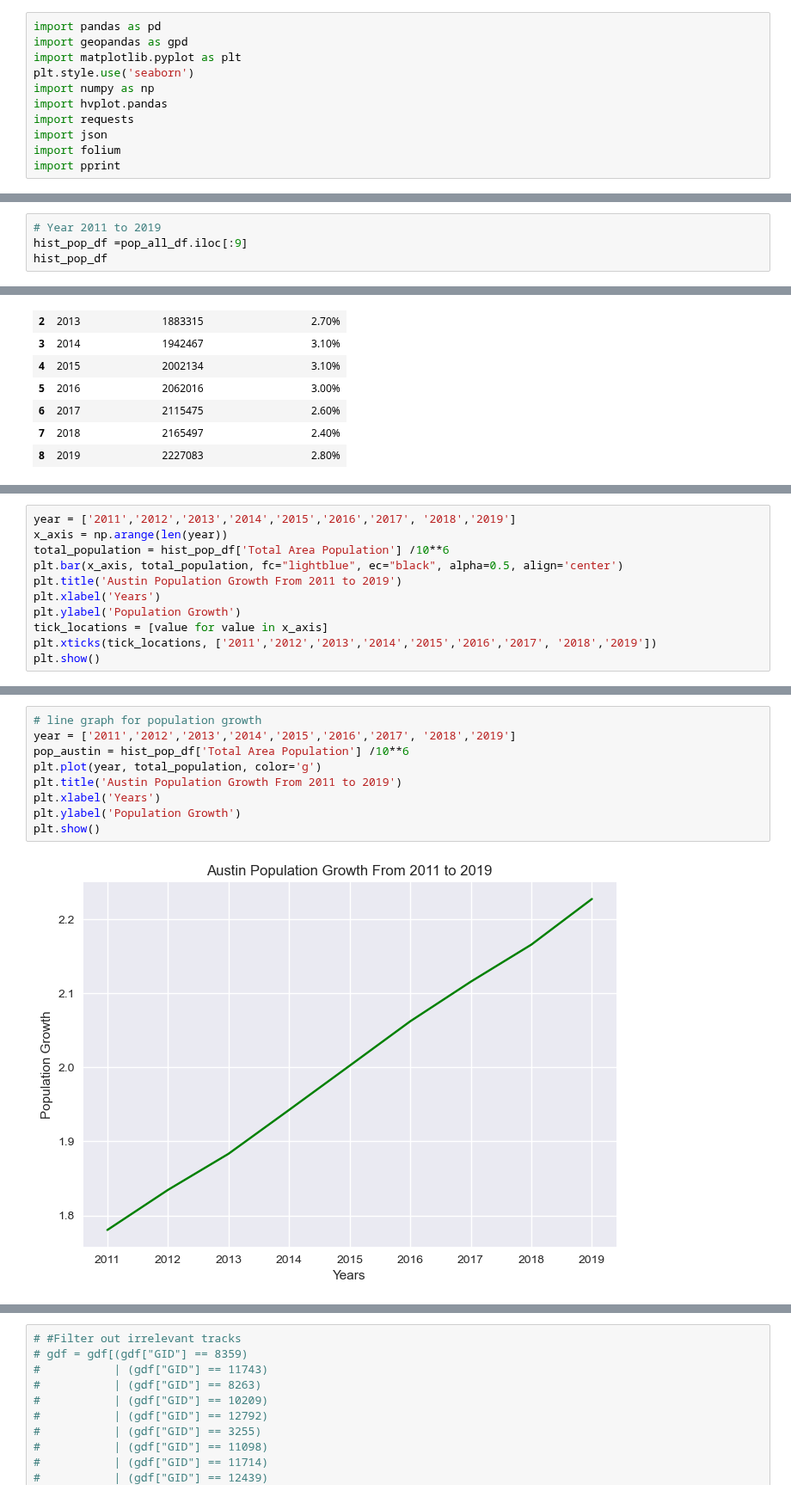
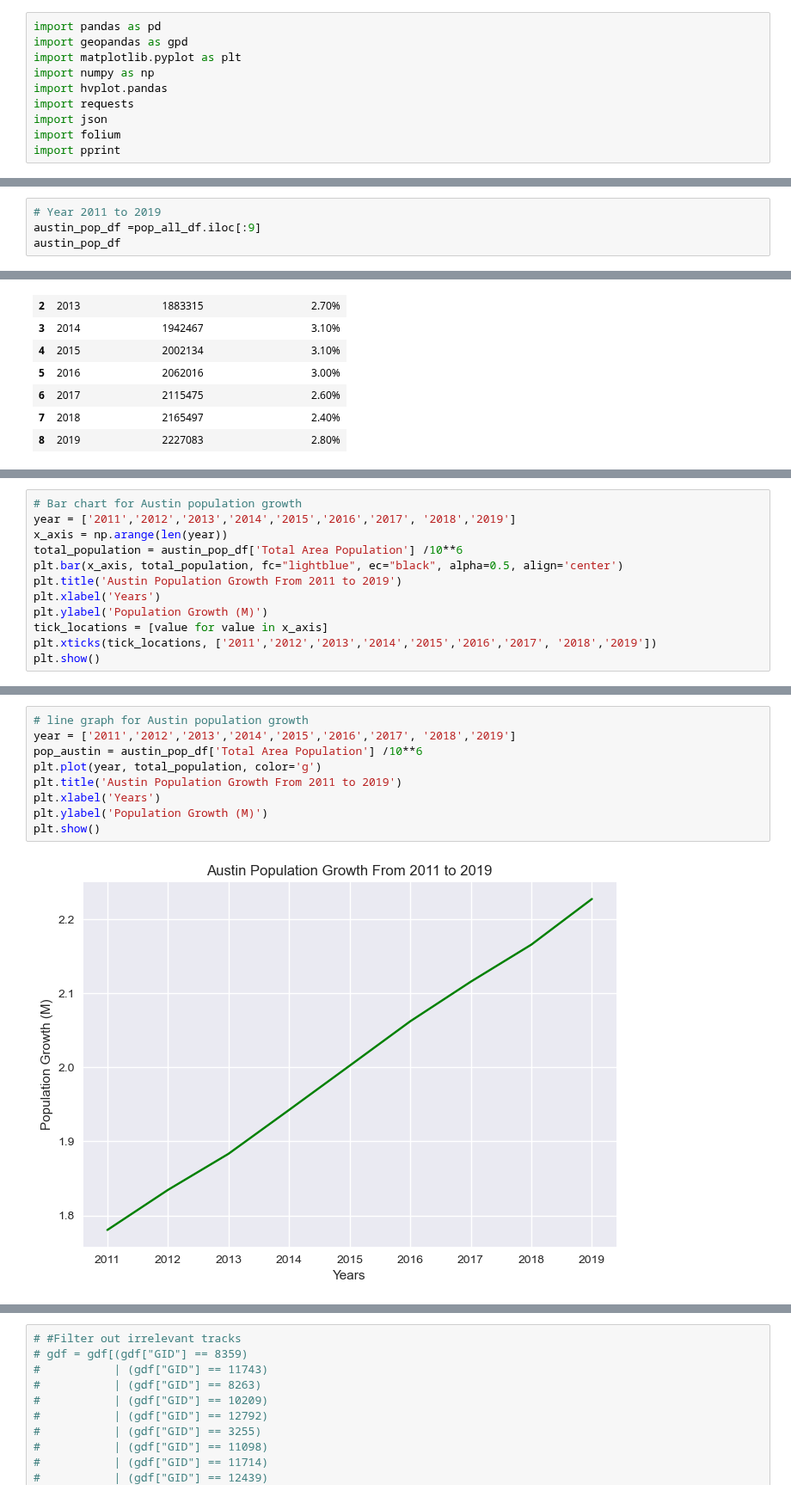
Before and after one commit to bennettnorth/Group-5-Project-1, a Jupyter notebook: Project File.ipynb, the cells around one changed output, grey strips where cells are left out. Shown at 86% size. Drawn from its saved outputs; the diff is of its cells as text.

```diff
--- a/Project File.ipynb
+++ b/Project File.ipynb
@@ -8,7 +8,6 @@ What are the growth rates of Austin and Dallas? What are the existing rail lines
 import pandas as pd
 import geopandas as gpd
 import matplotlib.pyplot as plt
-plt.style.use('seaborn')
 import numpy as np
 import hvplot.pandas
 import requests
@@ -83,8 +82,8 @@ pop_all_df
 | 25 | 2060 | 4350587 | 1.20% |
 # %%
 # Year 2011 to 2019
-hist_pop_df =pop_all_df.iloc[:9]
-hist_pop_df
+austin_pop_df =pop_all_df.iloc[:9]
+austin_pop_df
 # %% [output]
 |  | Year | Total Area Population | Annualized Growth Rate |
 | 0 | 2011 | 1780535 | 3.70% |
@@ -99,11 +100,12 @@ hist_pop_df
 # %%
+# Bar chart for Austin population growth
 year = ['2011','2012','2013','2014','2015','2016','2017', '2018','2019']
 x_axis = np.arange(len(year))
-total_population = hist_pop_df['Total Area Population'] /10**6
+total_population = austin_pop_df['Total Area Population'] /10**6
 plt.bar(x_axis, total_population, fc="lightblue", ec="black", alpha=0.5, align='center')
 plt.title('Austin Population Growth From 2011 to 2019')
 plt.xlabel('Years')
-plt.ylabel('Population Growth')
+plt.ylabel('Population Growth (M)')
 tick_locations = [value for value in x_axis]
 plt.xticks(tick_locations, ['2011','2012','2013','2014','2015','2016','2017', '2018','2019'])
 plt.show()
@@ -112,11 +114,11 @@ plt.show()
 # %%
-# line graph for population growth
+# line graph for Austin population growth
 year = ['2011','2012','2013','2014','2015','2016','2017', '2018','2019']
-pop_austin = hist_pop_df['Total Area Population'] /10**6
+pop_austin = austin_pop_df['Total Area Population'] /10**6
 plt.plot(year, total_population, color='g')
 plt.title('Austin Population Growth From 2011 to 2019')
 plt.xlabel('Years')
-plt.ylabel('Population Growth')
+plt.ylabel('Population Growth (M)')
 plt.show()
 # %% [output]
-[figure, old version]
+[figure, new version]
```
Also changed, not shown: parts of 6 cells of this notebook, 1 other file.
